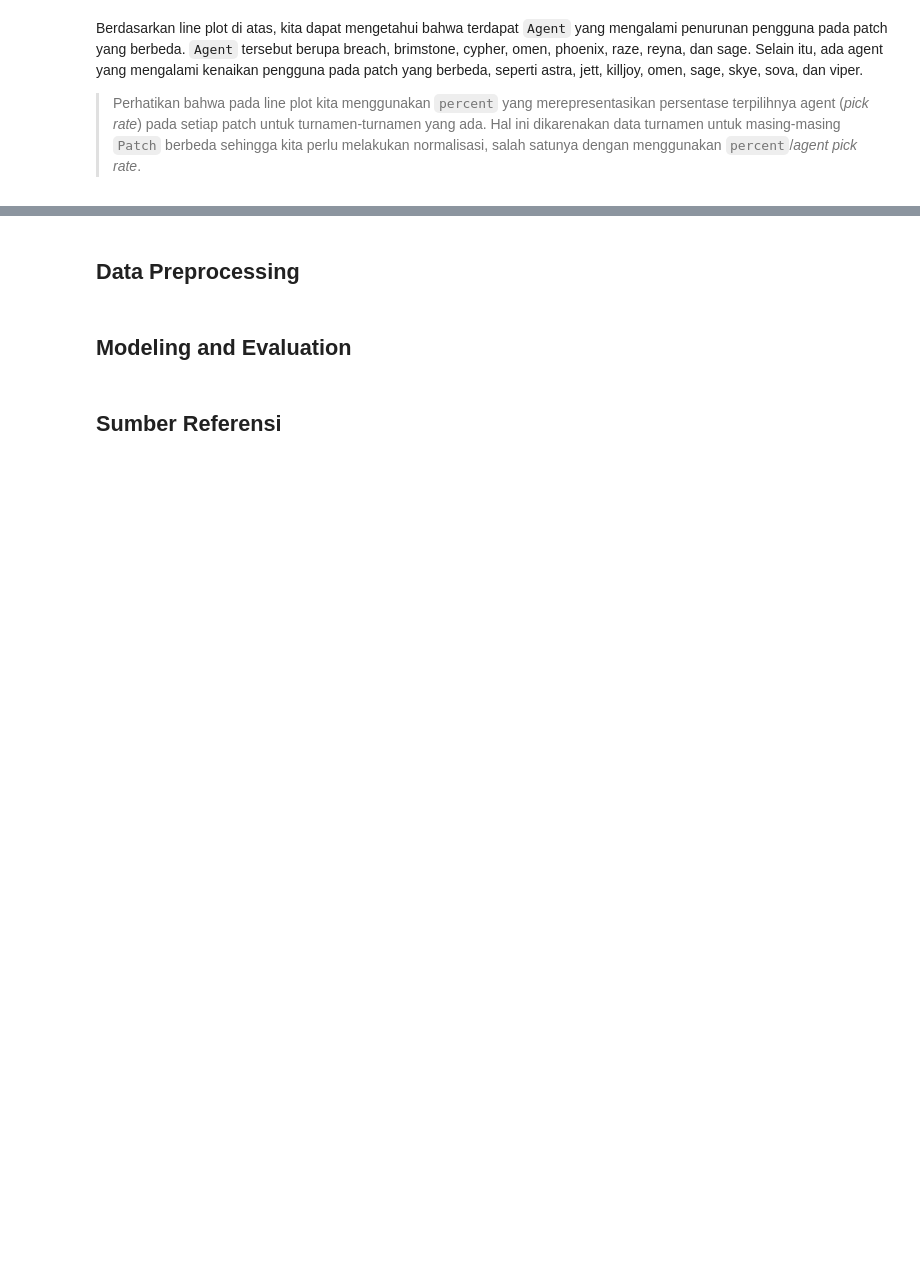
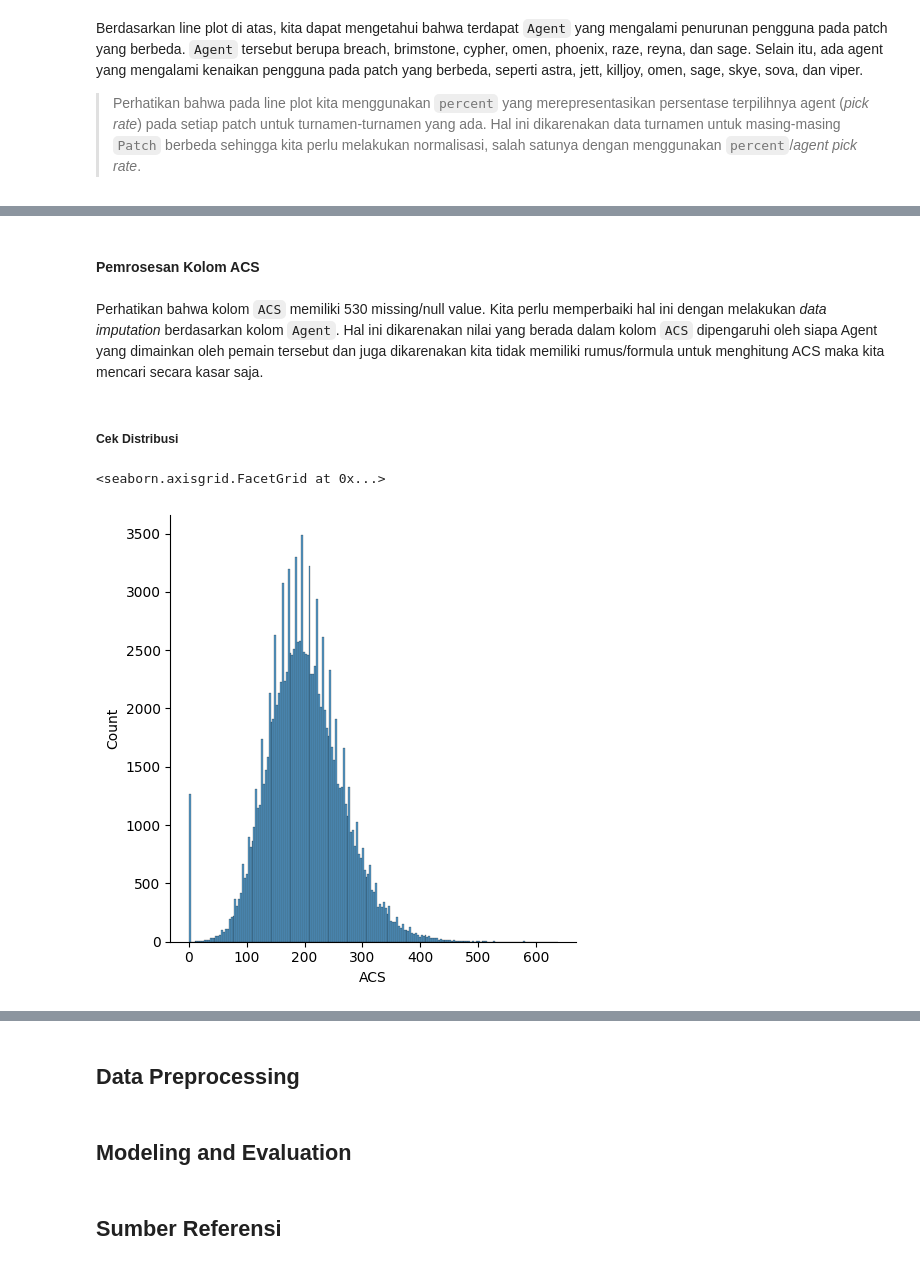
Before and after one commit to LyzanderAndrylie/kasdad-tk, a Jupyter notebook: TK_Data+.ipynb, the cells around one changed output, grey strips where cells are left out. Drawn from its saved outputs; the diff is of its cells as text; code cells hidden in the pictures; blank space fills up the shorter version.

```diff
--- a/TK_Data+.ipynb
+++ b/TK_Data+.ipynb
@@ -861,0 +932,11 @@ yang berbeda. `Agent` tersebut berupa breach, brimstone, cypher, omen, phoenix,
+# %% [markdown]
+#### Pemrosesan Kolom ACS
+# %% [markdown]
+Perhatikan bahwa kolom `ACS` memiliki 530 missing/null value. Kita perlu memperbaiki hal ini dengan melakukan *data imputation* berdasarkan kolom `Agent`. Hal ini dikarenakan nilai yang berada dalam kolom `ACS` dipengaruhi oleh siapa Agent yang dimainkan oleh pemain tersebut dan juga dikarenakan kita tidak memiliki rumus/formula untuk menghitung ACS maka kita mencari secara kasar saja.
+# %% [markdown]
+##### Cek Distribusi
+# %%
+sns.displot(data=df_scores['ACS'])
+# %% [output]
+<seaborn.axisgrid.FacetGrid at 0x...>
+[figure, added]
```
Also changed, not shown: parts of 29 cells of this notebook.
